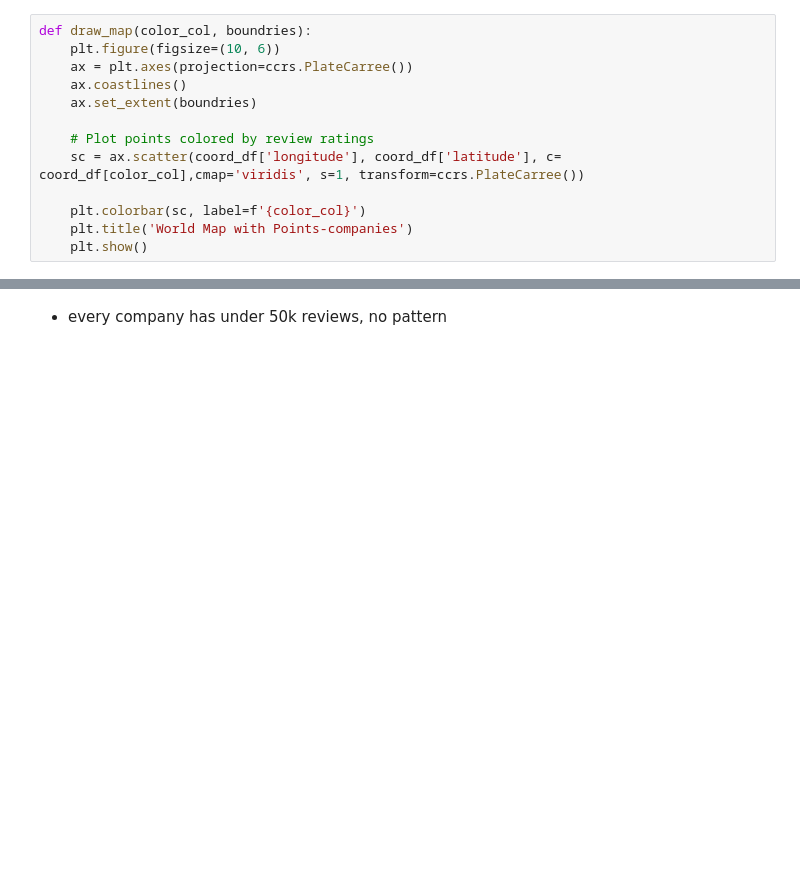
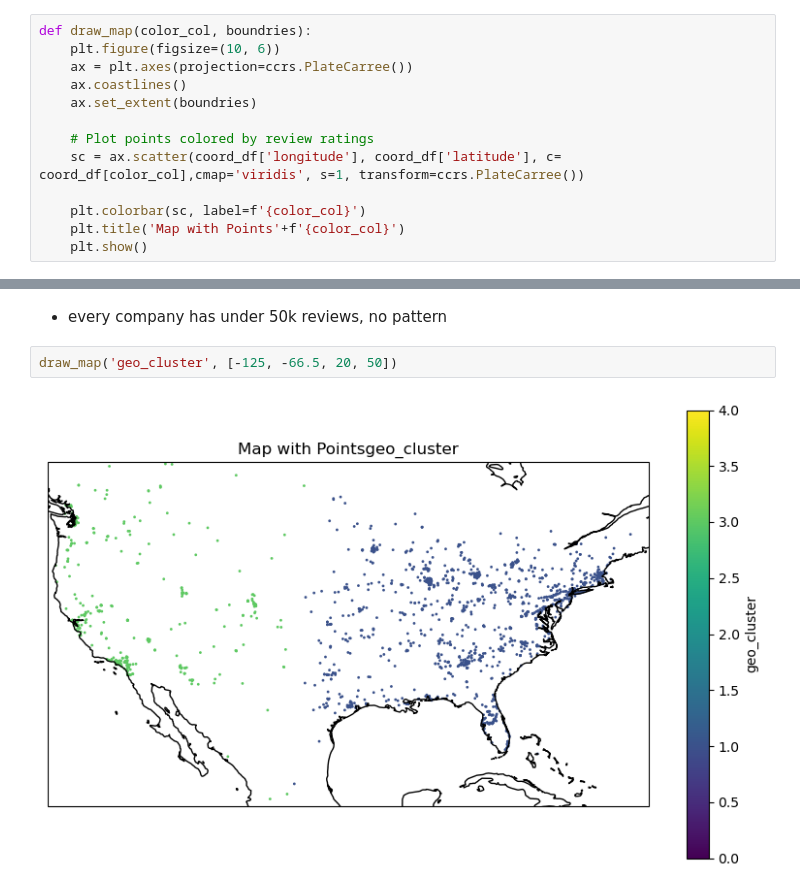
Before and after one commit to katarzynarogalska/LocationIntelligence-clustering, a Jupyter notebook: Location_Clustering_EDA.ipynb, the cells around one changed output, grey strips where cells are left out. Saved outputs shown, nothing was run; the diff lists cells and outputs as text; blank space fills up the shorter version.

```diff
--- a/Location_Clustering_EDA.ipynb
+++ b/Location_Clustering_EDA.ipynb
@@ -174,5 +241,5 @@ def draw_map(color_col, boundries):
     sc = ax.scatter(coord_df['longitude'], coord_df['latitude'], c= coord_df[color_col],cmap='viridis', s=1, transform=ccrs.PlateCarree())
 
     plt.colorbar(sc, label=f'{color_col}')
-    plt.title('World Map with Points-companies')
+    plt.title('Map with Points'+f'{color_col}')
     plt.show()
@@ -191,2 +260,6 @@ draw_map('review_count', [-125, -66.5, 20, 50])
 # %% [markdown]
 * every company has under 50k reviews, no pattern
+# %%
+draw_map('geo_cluster', [-125, -66.5, 20, 50])
+# %% [output]
+[figure, added]
```
Also changed, not shown: parts of 52 cells of this notebook.
